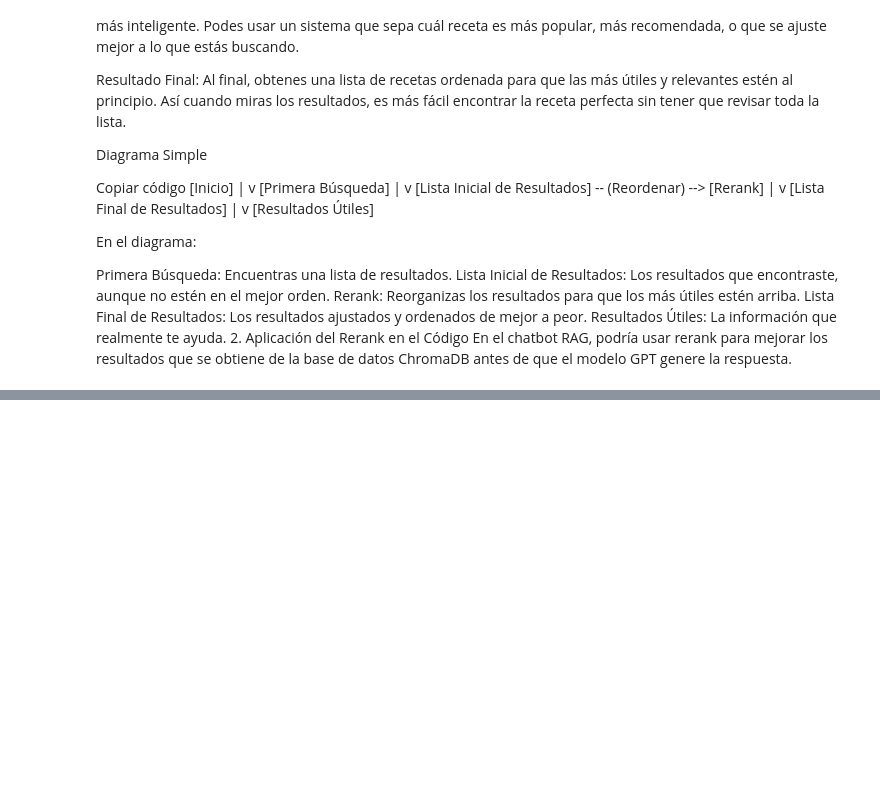
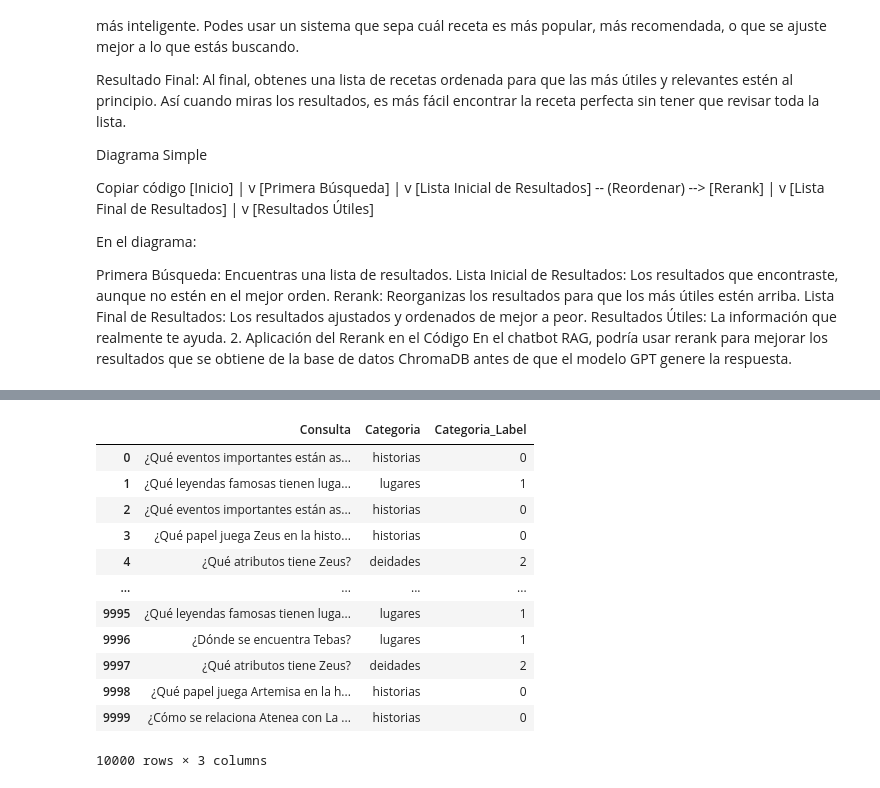
Before and after one commit to MateoGraviFiorino/NLP-Recomendacion, a Jupyter notebook: trabajo_final/Chatbot.ipynb, the cells around one changed output, grey strips where cells are left out. Cells and saved outputs as stored; diff of their text form; code cells hidden in the pictures; blank space fills up the shorter version.

```diff
--- a/trabajo_final/Chatbot.ipynb
+++ b/trabajo_final/Chatbot.ipynb
@@ -673,0 +1096,16 @@ En el chatbot RAG, podría usar rerank para mejorar los resultados que se obtien
+# %%
+consultas_data
+# %% [output]
+|  | Consulta | Categoria | Categoria_Label |
+| 0 | ¿Qué eventos importantes están as... | historias | 0 |
+| 1 | ¿Qué leyendas famosas tienen luga... | lugares | 1 |
+| 2 | ¿Qué eventos importantes están as... | historias | 0 |
+| 3 | ¿Qué papel juega Zeus en la histo... | historias | 0 |
+| 4 | ¿Qué atributos tiene Zeus? | deidades | 2 |
+| ... | ... | ... | ... |
+| 9995 | ¿Qué leyendas famosas tienen luga... | lugares | 1 |
+| 9996 | ¿Dónde se encuentra Tebas? | lugares | 1 |
+| 9997 | ¿Qué atributos tiene Zeus? | deidades | 2 |
+| 9998 | ¿Qué papel juega Artemisa en la h... | historias | 0 |
+| 9999 | ¿Cómo se relaciona Atenea con La ... | historias | 0 |
+10000 rows × 3 columns
```
Also changed, not shown: parts of 55 cells of this notebook, 1 other file.
